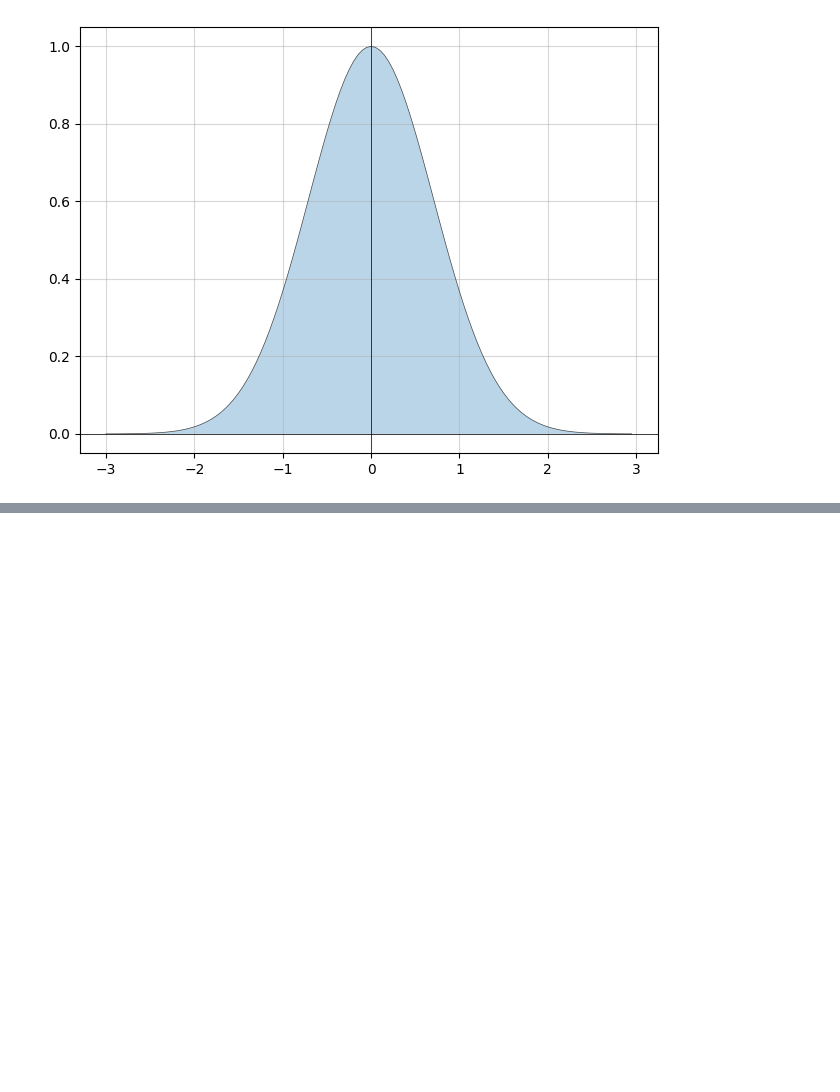
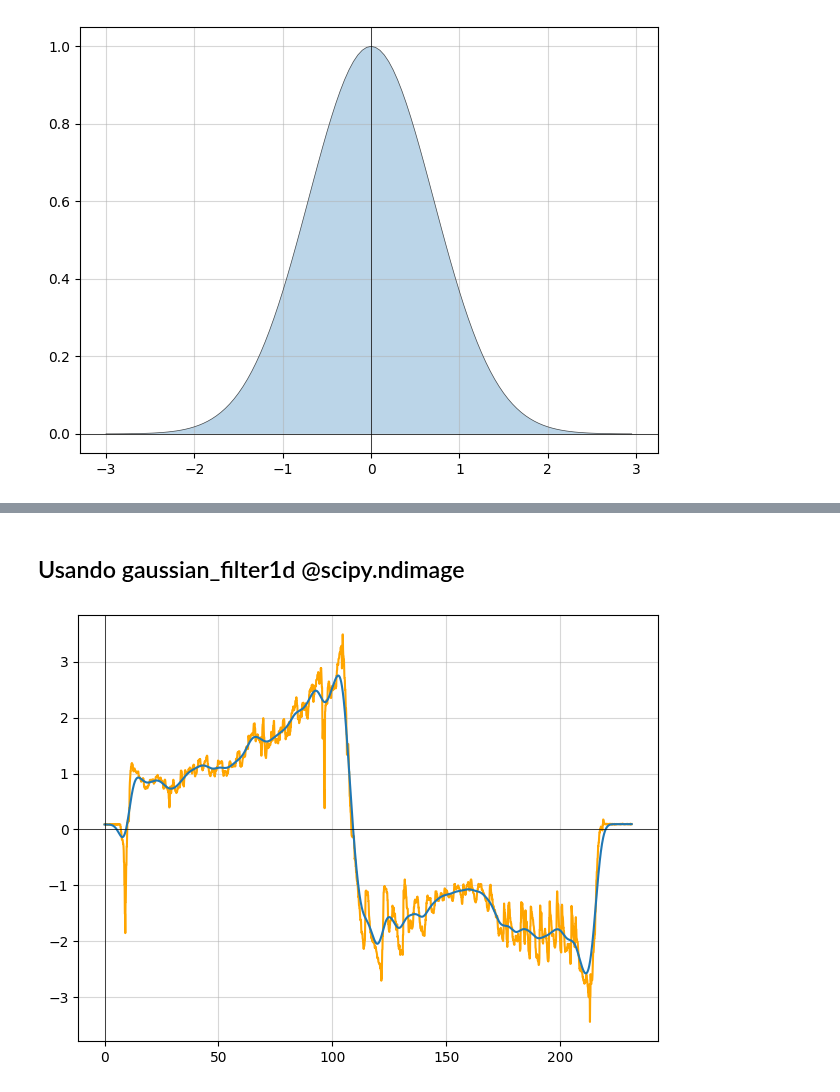
Before and after one commit to marzzelo/SignalProcessing, a Jupyter notebook: TimeSeriesDenoising/mav_gaussian.ipynb, the cells around one changed output, grey strips where cells are left out. Cells and saved outputs as stored; diff of their text form; code cells hidden in the pictures; blank space fills up the shorter version.

```diff
--- a/TimeSeriesDenoising/mav_gaussian.ipynb
+++ b/TimeSeriesDenoising/mav_gaussian.ipynb
@@ -134,0 +165,14 @@ ejes()
+# %% [markdown]
+## Usando gaussian_filter1d @scipy.ndimage
+# %%
+sigma = (fwhm * srate) / 2.355  # en muestras
+truncate = 3  # ventana: [-3*sigma, 3*sigma]
+
+# Filtrado
+filtered_signal = gaussian_filter1d(sig, sigma=sigma, truncate=truncate)
+
+plt.plot(tsig, sig, color='orange')
+plt.plot(tsig, filtered_signal)
+ejes()
+# %% [output]
+[figure, added]
```
Also changed, not shown: parts of 8 cells of this notebook, 2 other files.
